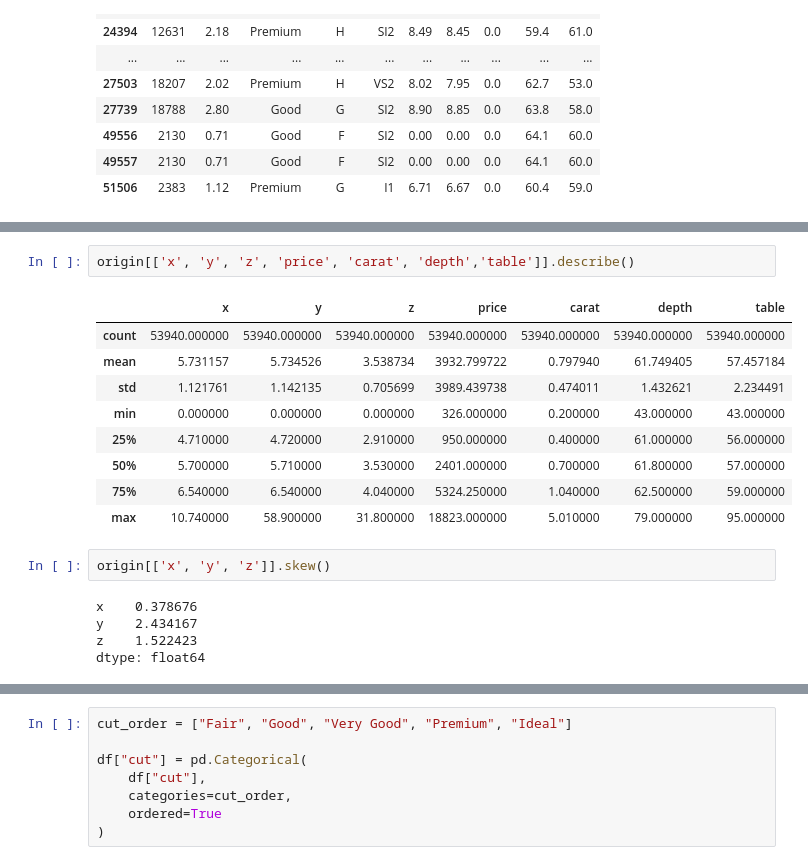
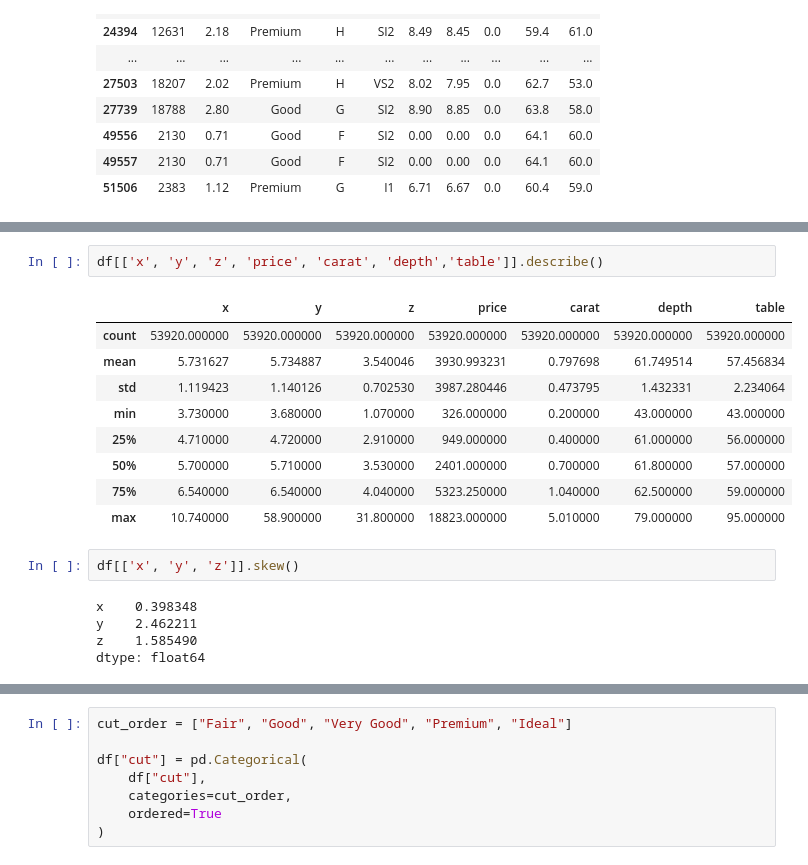
Before and after one commit to jyhong0207-netizen/python-study, a Jupyter notebook: DATA ANALYSIS BASIC/다이아몬드 과제.ipynb, the cells around one changed output, grey strips where cells are left out. Saved outputs shown, nothing was run; the diff lists cells and outputs as text.

```diff
--- a/DATA ANALYSIS BASIC/다이아몬드 과제.ipynb
+++ b/DATA ANALYSIS BASIC/다이아몬드 과제.ipynb
@@ -240,23 +204,23 @@ origin[outliers]
 | 48410 | 1970 | 0.51 | Very Good | E | VS1 | 5.12 | 5.15 | 31.80 | 61.8 | 54.7 |
 | 49189 | 2075 | 0.51 | Ideal | E | VS1 | 5.15 | 31.80 | 5.12 | 61.8 | 55.0 |
 # %%
-origin[['x', 'y', 'z', 'price', 'carat', 'depth','table']].describe()
+df[['x', 'y', 'z', 'price', 'carat', 'depth','table']].describe()
 # %% [output]
 |  | x | y | z | price | carat | depth | table |
-| count | 53940.000000 | 53940.000000 | 53940.000000 | 53940.000000 | 53940.000000 | 53940.000000 | 53940.000000 |
-| mean | 5.731157 | 5.734526 | 3.538734 | 3932.799722 | 0.797940 | 61.749405 | 57.457184 |
-| std | 1.121761 | 1.142135 | 0.705699 | 3989.439738 | 0.474011 | 1.432621 | 2.234491 |
-| min | 0.000000 | 0.000000 | 0.000000 | 326.000000 | 0.200000 | 43.000000 | 43.000000 |
-| 25% | 4.710000 | 4.720000 | 2.910000 | 950.000000 | 0.400000 | 61.000000 | 56.000000 |
+| count | 53920.000000 | 53920.000000 | 53920.000000 | 53920.000000 | 53920.000000 | 53920.000000 | 53920.000000 |
+| mean | 5.731627 | 5.734887 | 3.540046 | 3930.993231 | 0.797698 | 61.749514 | 57.456834 |
+| std | 1.119423 | 1.140126 | 0.702530 | 3987.280446 | 0.473795 | 1.432331 | 2.234064 |
+| min | 3.730000 | 3.680000 | 1.070000 | 326.000000 | 0.200000 | 43.000000 | 43.000000 |
+| 25% | 4.710000 | 4.720000 | 2.910000 | 949.000000 | 0.400000 | 61.000000 | 56.000000 |
 | 50% | 5.700000 | 5.710000 | 3.530000 | 2401.000000 | 0.700000 | 61.800000 | 57.000000 |
-| 75% | 6.540000 | 6.540000 | 4.040000 | 5324.250000 | 1.040000 | 62.500000 | 59.000000 |
+| 75% | 6.540000 | 6.540000 | 4.040000 | 5323.250000 | 1.040000 | 62.500000 | 59.000000 |
 | max | 10.740000 | 58.900000 | 31.800000 | 18823.000000 | 5.010000 | 79.000000 | 95.000000 |
 # %%
-origin[['x', 'y', 'z']].skew()
+df[['x', 'y', 'z']].skew()
 # %% [output]
-x    0.378676
-y    2.434167
-z    1.522423
+x    0.398348
+y    2.462211
+z    1.585490
 dtype: float64
 # %%
 outlier_ratio = outliers.mean() * 100
```
Also changed, not shown: parts of 38 cells of this notebook, 1 other file.
